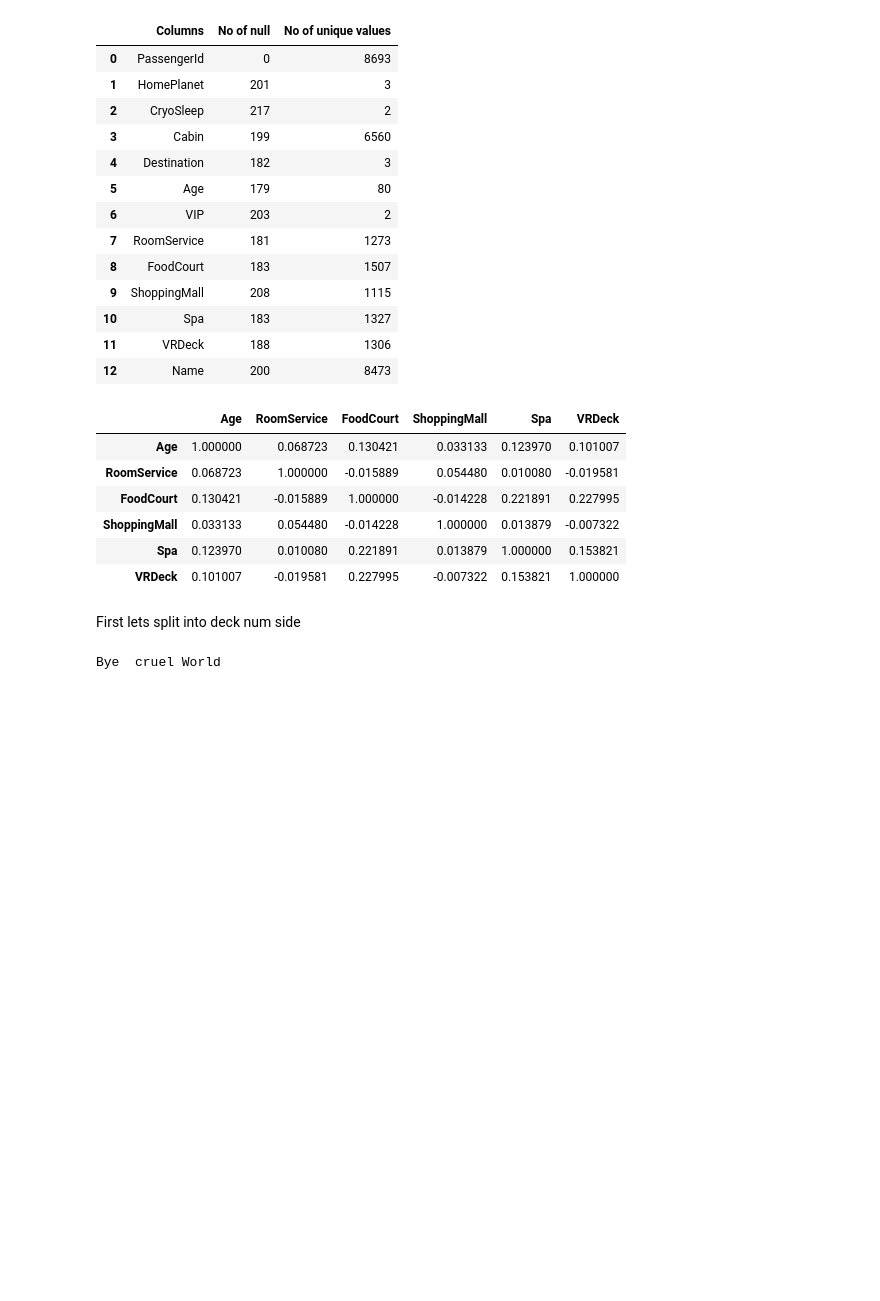
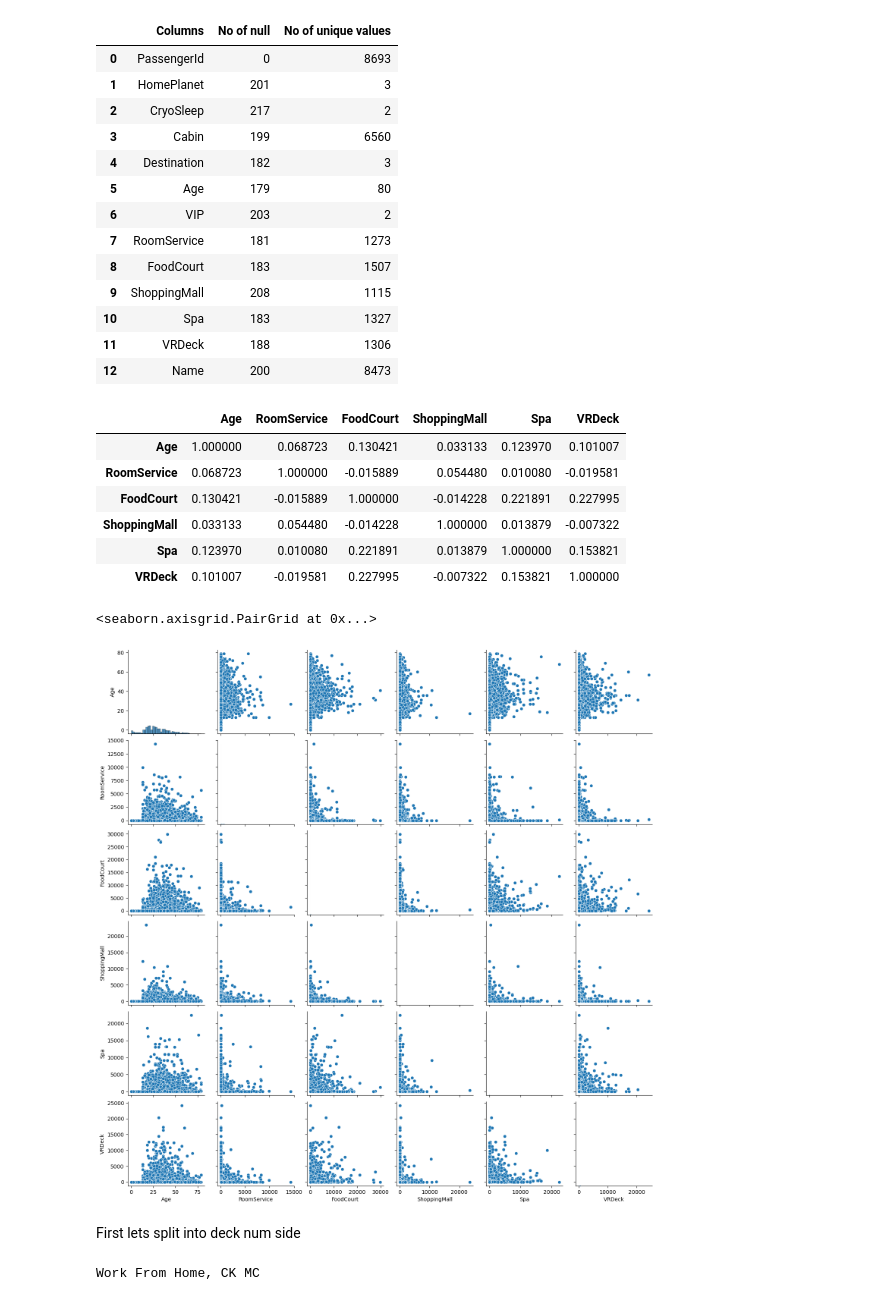
Before and after one commit to lseeker5/Spaceship-Titanic, a Jupyter notebook: spaceship-titanic-v1.ipynb, the cells around one changed output. Saved outputs shown, nothing was run; the diff lists cells and outputs as text; code cells hidden in the pictures; blank space fills up the shorter version.

```diff
--- a/spaceship-titanic-v1.ipynb
+++ b/spaceship-titanic-v1.ipynb
@@ -131,10 +131,13 @@ X.corr()
 | Spa | 0.123970 | 0.010080 | 0.221891 | 0.013879 | 1.000000 | 0.153821 |
 | VRDeck | 0.101007 | -0.019581 | 0.227995 | -0.007322 | 0.153821 | 1.000000 |
 # %%
-#sns.pairplot(X.select_dtypes(include=['float64']))
+sns.pairplot(X.select_dtypes(include=['float64']))
+# %% [output]
+<seaborn.axisgrid.PairGrid at 0x...>
+[figure, added]
 # %% [markdown]
 First lets split into deck num side
-# %%
-print("Bye  cruel World")
-# %% [output]
-Bye  cruel World
+# %%
+print('Work From Home, CK MC')
+# %% [output]
+Work From Home, CK MC
```
